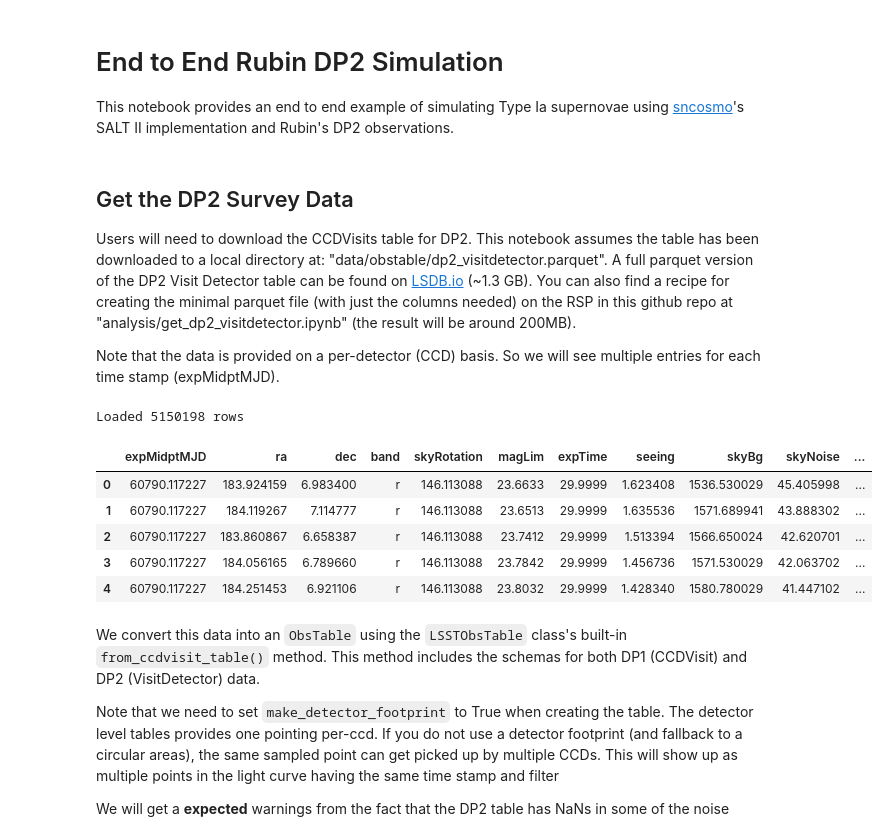
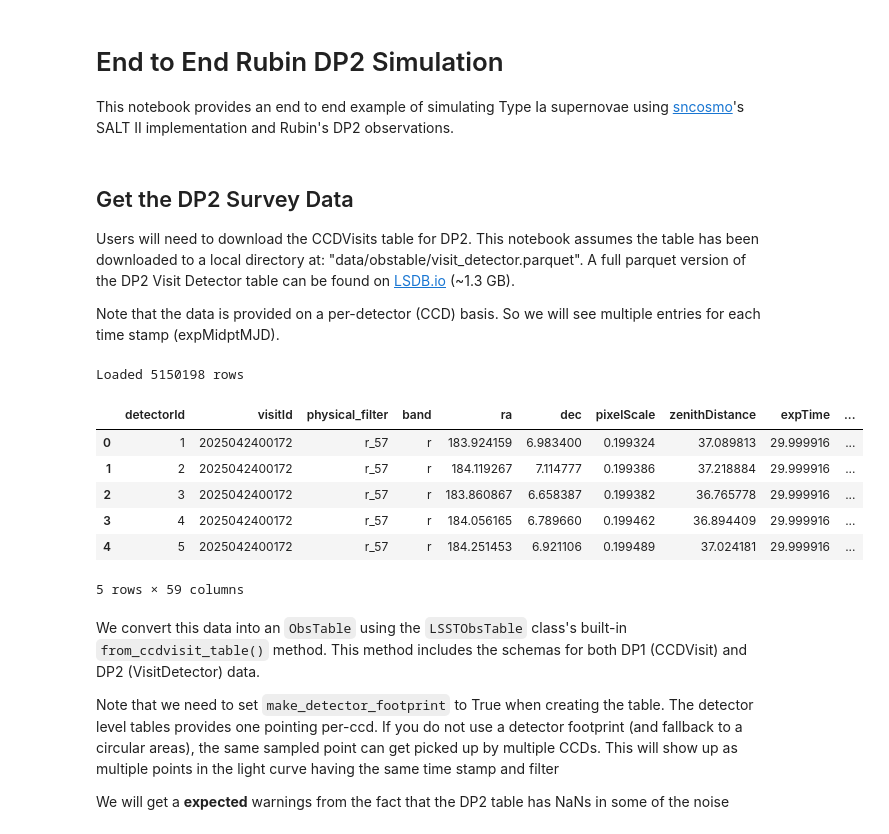
Before and after one commit to lincc-frameworks/lightcurvelynx, a Jupyter notebook: docs/notebooks/pre_executed/rubin_dp2.ipynb, the cells around one changed output. Saved outputs shown, nothing was run; the diff lists cells and outputs as text; code cells hidden in the pictures.

```diff
--- a/docs/notebooks/pre_executed/rubin_dp2.ipynb
+++ b/docs/notebooks/pre_executed/rubin_dp2.ipynb
@@ -5,26 +5,27 @@ This notebook provides an end to end example of simulating Type Ia supernovae us
 # %% [markdown]
 ## Get the DP2 Survey Data
 
-Users will need to download the CCDVisits table for DP2. This notebook assumes the table has been downloaded to a local directory at: "data/obstable/dp2_visitdetector.parquet". A full parquet version of the DP2 Visit Detector table can be found on [LSDB.io](https://data.lsdb.io/hats/dp2/visit_detector.parquet) (~1.3 GB). You can also find a recipe for creating the minimal parquet file (with just the columns needed) on the RSP in this github repo at "analysis/get_dp2_visitdetector.ipynb" (the result will be around 200MB).
+Users will need to download the CCDVisits table for DP2. This notebook assumes the table has been downloaded to a local directory at: "data/obstable/visit_detector.parquet". A full parquet version of the DP2 Visit Detector table can be found on [LSDB.io](https://data.lsdb.io/hats/dp2/visit_detector.parquet) (~1.3 GB).
 
 Note that the data is provided on a per-detector (CCD) basis. So we will see multiple entries for each time stamp (expMidptMJD).
 # %%
 import pandas as pd
 
 from lightcurvelynx import _LIGHTCURVELYNX_BASE_DIR
 
-filename = f"{_LIGHTCURVELYNX_BASE_DIR}/data/obstable/dp2_visitdetector.parquet"
+filename = f"{_LIGHTCURVELYNX_BASE_DIR}/data/obstable/visit_detector.parquet"
 survey_data = pd.read_parquet(filename)
 print(f"Loaded {len(survey_data)} rows")
 survey_data.head()
 # %% [output]
 Loaded 5150198 rows
-|  | expMidptMJD | ra | dec | band | skyRotation | magLim | expTime | seeing | skyBg | skyNoise | ... |
-| 0 | 60790.117227 | 183.924159 | 6.983400 | r | 146.113088 | 23.6633 | 29.9999 | 1.623408 | 1536.530029 | 45.405998 | ... |
-| 1 | 60790.117227 | 184.119267 | 7.114777 | r | 146.113088 | 23.6513 | 29.9999 | 1.635536 | 1571.689941 | 43.888302 | ... |
-| 2 | 60790.117227 | 183.860867 | 6.658387 | r | 146.113088 | 23.7412 | 29.9999 | 1.513394 | 1566.650024 | 42.620701 | ... |
-| 3 | 60790.117227 | 184.056165 | 6.789660 | r | 146.113088 | 23.7842 | 29.9999 | 1.456736 | 1571.530029 | 42.063702 | ... |
-| 4 | 60790.117227 | 184.251453 | 6.921106 | r | 146.113088 | 23.8032 | 29.9999 | 1.428340 | 1580.780029 | 41.447102 | ... |
+|  | detectorId | visitId | physical_filter | band | ra | dec | pixelScale | zenithDistance | expTime | ... |
+| 0 | 1 | 2025042400172 | r_57 | r | 183.924159 | 6.983400 | 0.199324 | 37.089813 | 29.999916 | ... |
+| 1 | 2 | 2025042400172 | r_57 | r | 184.119267 | 7.114777 | 0.199386 | 37.218884 | 29.999916 | ... |
+| 2 | 3 | 2025042400172 | r_57 | r | 183.860867 | 6.658387 | 0.199382 | 36.765778 | 29.999916 | ... |
+| 3 | 4 | 2025042400172 | r_57 | r | 184.056165 | 6.789660 | 0.199462 | 36.894409 | 29.999916 | ... |
+| 4 | 5 | 2025042400172 | r_57 | r | 184.251453 | 6.921106 | 0.199489 | 37.024181 | 29.999916 | ... |
+5 rows × 59 columns
 # %% [markdown]
 We convert this data into an `ObsTable` using the `LSSTObsTable` class's built-in `from_ccdvisit_table()` method. This method includes the schemas for both DP1 (CCDVisit) and DP2 (VisitDetector) data.
 
```
Also changed, not shown: parts of 2 cells of this notebook, 1 other file.
